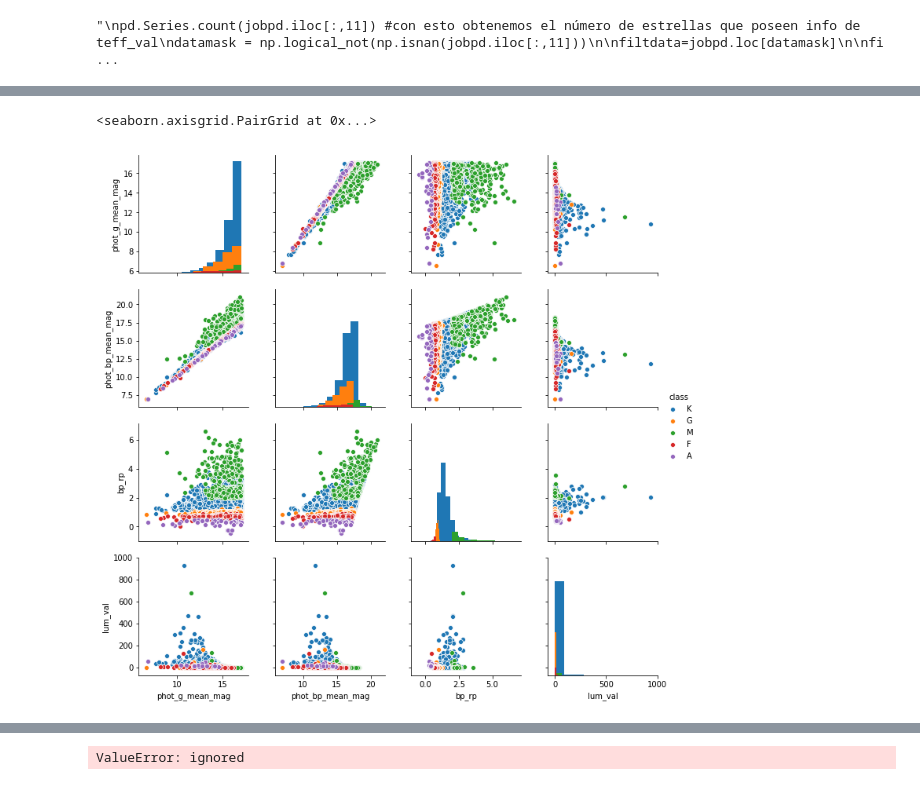
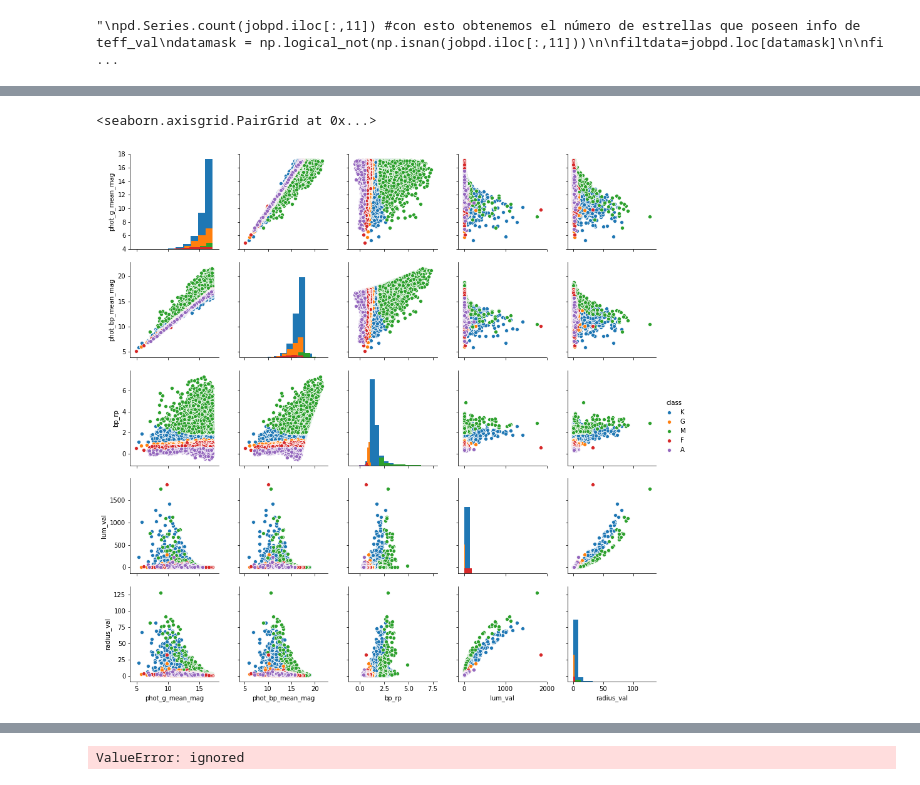
Before and after one commit to astrodatos/proyecto_iluminatiuwu, a Jupyter notebook: Algoritmo_(beta).ipynb, the cells around one changed output, grey strips where cells are left out. Cells and saved outputs as stored; diff of their text form; code cells hidden in the pictures.

```diff
--- a/Algoritmo_(beta).ipynb
+++ b/Algoritmo_(beta).ipynb
@@ -97,9 +99,9 @@ from sklearn.svm import SVR
 from sklearn.linear_model import LogisticRegression
 from sklearn.ensemble import RandomForestClassifier
 
-data10=pd.read_csv("https://raw.githubusercontent.com/astrodatos/proyecto_iluminatiuwu/master/tabla_temperatura_y_tipo_espectral(10mil).csv")
+data100=pd.read_csv("https://raw.githubusercontent.com/astrodatos/proyecto_iluminatiuwu/master/tabla_temperatura_y_tipo_espectral_(100mil).csv")
 
-atributos=['phot_g_mean_mag','phot_bp_mean_mag','phot_rp_mean_mag','bp_rp','bp_g','g_rp','teff_val','lum_val']
+atributos=['phot_g_mean_mag','phot_bp_mean_mag','phot_rp_mean_mag','bp_rp','bp_g','g_rp','teff_val','lum_val','radius_val']
 sns.pairplot(data10, hue = 'class', vars=atributos, diag_kind = 'hist')
 # %% [output]
 <seaborn.axisgrid.PairGrid at 0x...>
@@ -107,9 +109,9 @@ sns.pairplot(data10, hue = 'class', vars=atributos, diag_kind = 'hist')
 # %%
 #Relaciones interesantes
-sns.pairplot(data10[['phot_g_mean_mag', 'phot_bp_mean_mag','bp_rp', 'lum_val', 'class']], hue = 'class',diag_kind = 'hist')
+sns.pairplot(data100[['phot_g_mean_mag', 'phot_bp_mean_mag','bp_rp', 'lum_val','radius_val', 'class']], hue = 'class',diag_kind = 'hist')
 # %% [output]
 <seaborn.axisgrid.PairGrid at 0x...>
-[figure, old version]
+[figure, new version]
 # %%
 #clases = data10['class'].unique()
 #mapa = {}
```
Also changed, not shown: parts of 7 cells of this notebook.
